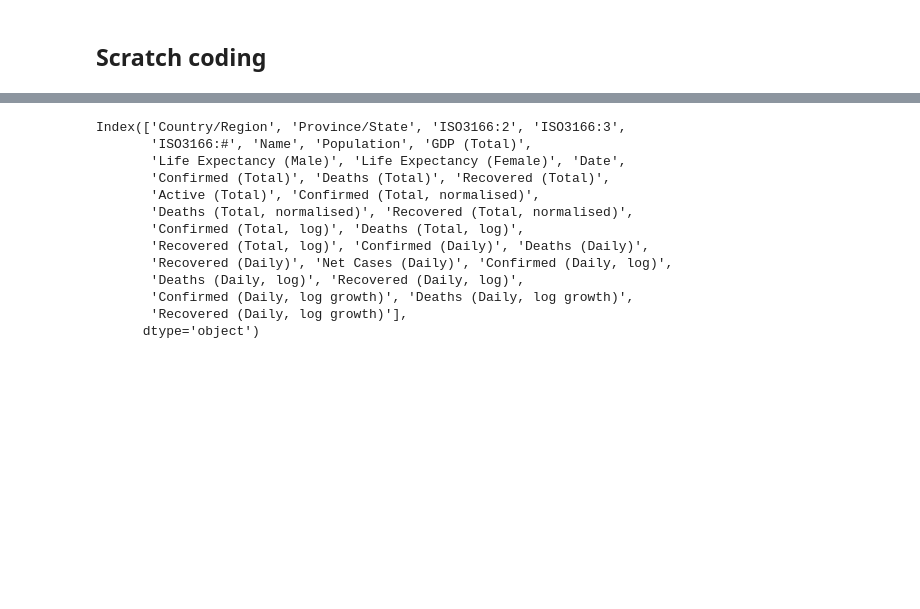
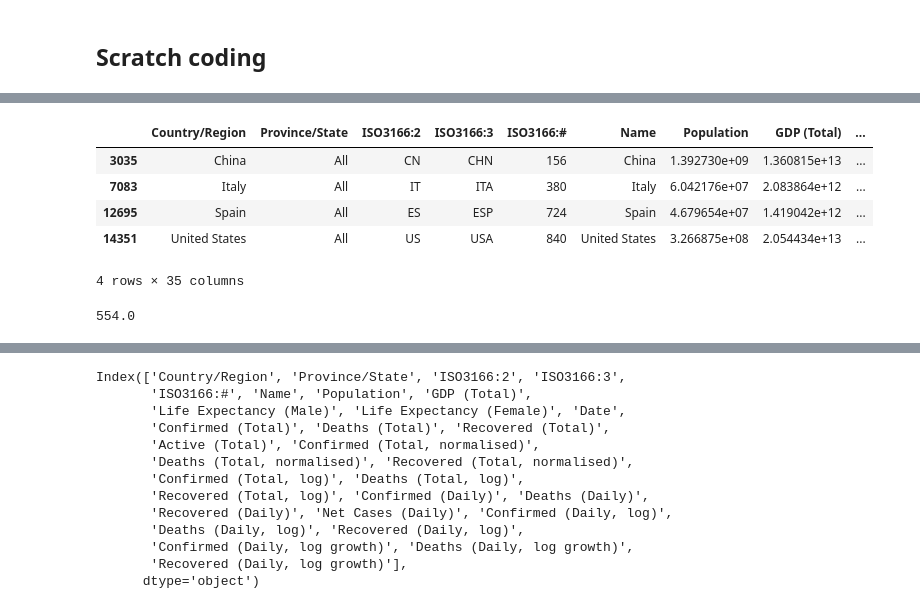
Before and after one commit to rckeely2/cv_dashboard, a Jupyter notebook: test_notebook.ipynb, the cells around one changed output, grey strips where cells are left out. Saved outputs shown, nothing was run; the diff lists cells and outputs as text; code cells hidden in the pictures; blank space fills up the shorter version.

```diff
--- a/test_notebook.ipynb
+++ b/test_notebook.ipynb
@@ -345,0 +370,27 @@ Request URL [ https://api.worldbank.org/v2/country/all/indicator/SP.DYN.LE00.FE.
+# %%
+full_df.loc[(full_df['Date']=='22-04-2020') &
+            (full_df['Name'].isin(['China', 'Italy', 'Spain', 'United States']))]
+# %% [output]
+|  | Country/Region | Province/State | ISO3166:2 | ISO3166:3 | ISO3166:# | Name | Population | GDP (Total) | ... |
+| 3035 | China | All | CN | CHN | 156 | China | 1.392730e+09 | 1.360815e+13 | ... |
+| 7083 | Italy | All | IT | ITA | 380 | Italy | 6.042176e+07 | 2.083864e+12 | ... |
+| 12695 | Spain | All | ES | ESP | 724 | Spain | 4.679654e+07 | 1.419042e+12 | ... |
+| 14351 | United States | All | US | USA | 840 | United States | 3.266875e+08 | 2.054434e+13 | ... |
+4 rows × 35 columns
+# %%
+first = True
+for date in list(full_df['Date'].unique()):
+    if first:
+        world_num = full_df.loc[(full_df['Name']=='World') &
+                (full_df['Date']==date), 'Confirmed (Daily)'].values[0]
+        deaths = full_df.loc[(full_df['Name']=='World') &
+                (full_df['Date']==date), 'Deaths (Daily)'].values[0]
+        recovered = full_df.loc[(full_df['Name']=='World') &
+                (full_df['Date']==date), 'Confirmed (Daily)'].values[0]
+        active = full_df.loc[(full_df['Name']=='World') &
+                (full_df['Date']==date), 'Confirmed (Daily)'].values[0]
+        first = False
+
+print(var)
+# %% [output]
+554.0
```
Also changed, not shown: parts of 10 cells of this notebook, 4 other files.
